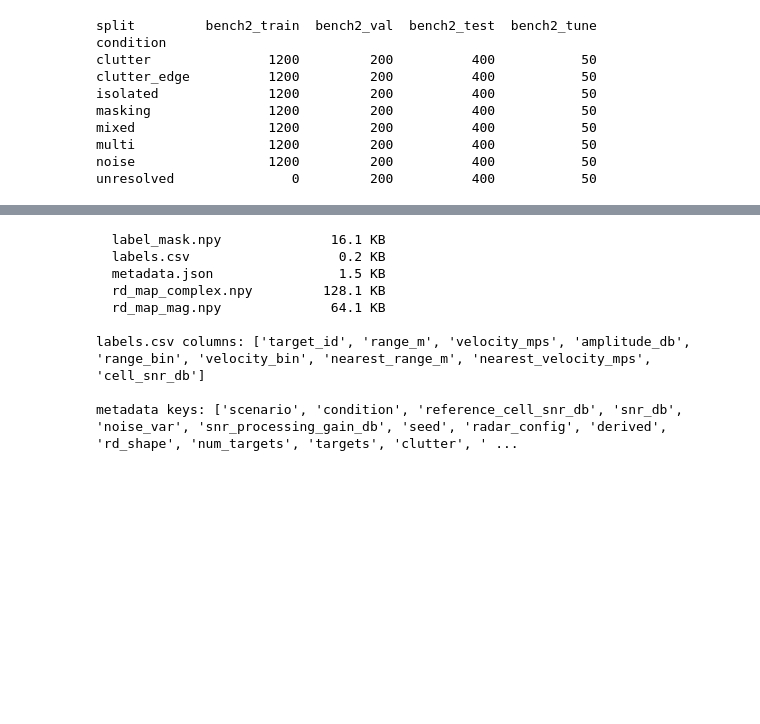
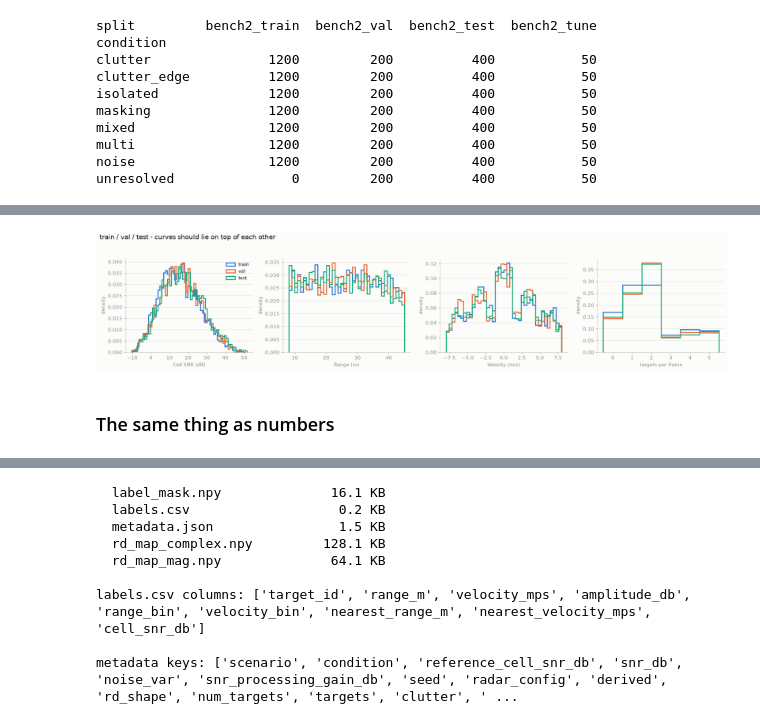
Before and after one commit to alijaafar232003/fmcw-radar-cfar-vs-dl, a Jupyter notebook: notebooks/dataset_overview.ipynb, the cells around one changed output, grey strips where cells are left out. Drawn from its saved outputs; the diff is of its cells as text; code cells hidden in the pictures; blank space fills up the shorter version.

```diff
--- a/notebooks/dataset_overview.ipynb
+++ b/notebooks/dataset_overview.ipynb
@@ -131,0 +200,32 @@ unresolved               0         200          400           50
+# %%
+fields = [("cell_snr_db", "Cell SNR (dB)", 60),
+          ("range_m", "Range (m)", 40),
+          ("velocity_mps", "Velocity (m/s)", 40)]
+
+fig, axes = plt.subplots(1, 4, figsize=(18, 4), dpi=110)
+for ax, (col, label, bins) in zip(axes, fields):
+    for s in MAIN:
+        v = TARGETS.loc[TARGETS.split == s, col]
+        ax.hist(v, bins=bins, density=True, histtype="step", linewidth=2,
+                color=SPLIT_COLOR[s], label=s.replace("bench2_", ""))
+    ax.set_xlabel(label)
+    ax.set_ylabel("density")
+    tidy(ax)
+
+ax = axes[3]
+for s in MAIN:
+    v = meta.loc[meta.split == s, "num_targets"]
+    ax.hist(v, bins=np.arange(-0.5, 6.5), density=True, histtype="step", linewidth=2,
+            color=SPLIT_COLOR[s], label=s.replace("bench2_", ""))
+ax.set_xlabel("targets per frame")
+ax.set_ylabel("density")
+tidy(ax)
+axes[0].legend(frameon=False, fontsize=9)
+
+fig.suptitle("train / val / test - curves should lie on top of each other",
+             x=0.006, ha="left", fontsize=13)
+fig.tight_layout(rect=(0, 0, 1, 0.93));
+# %% [output]
+[figure, added]
+# %% [markdown]
+### The same thing as numbers
```
Also changed, not shown: parts of 22 cells of this notebook, 2 other files.
